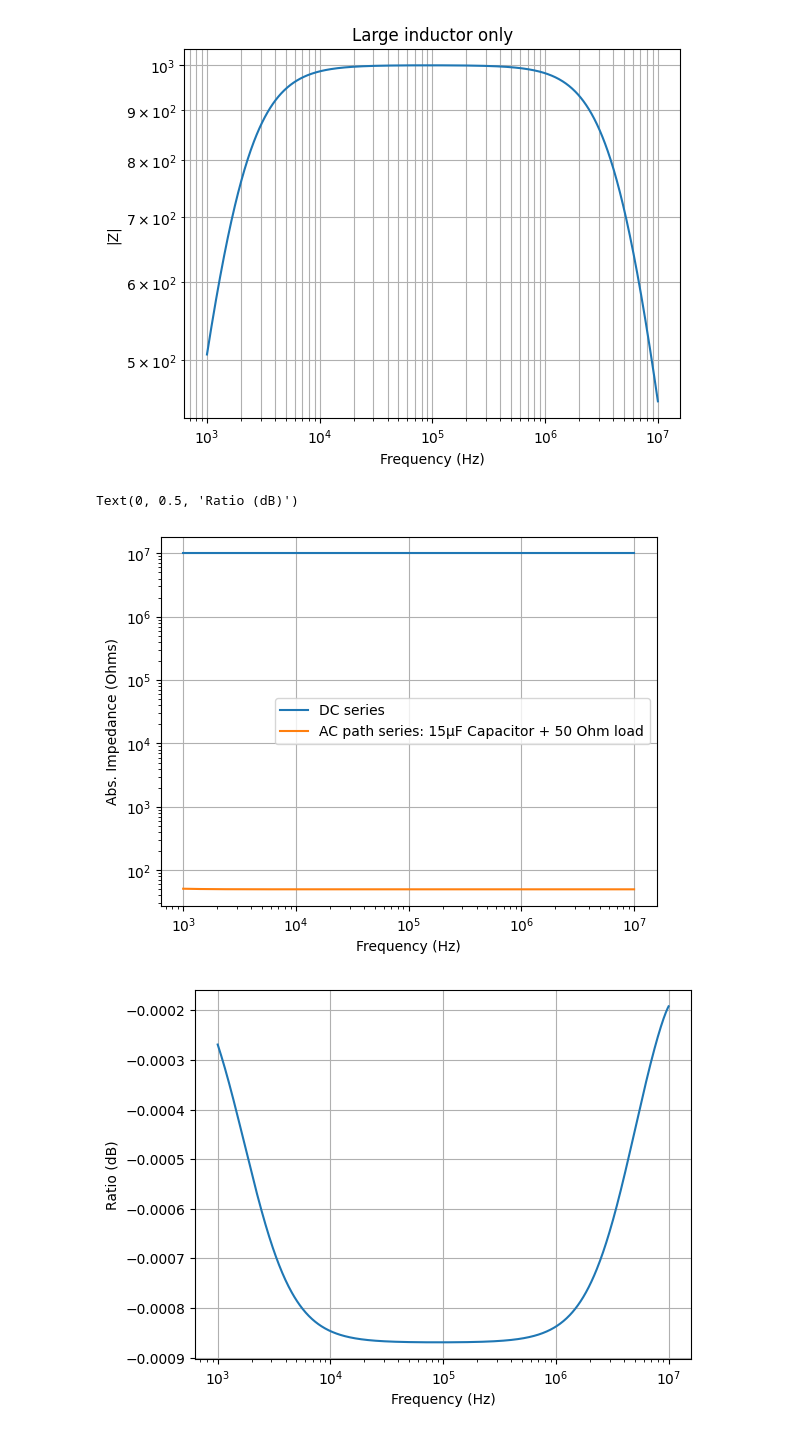
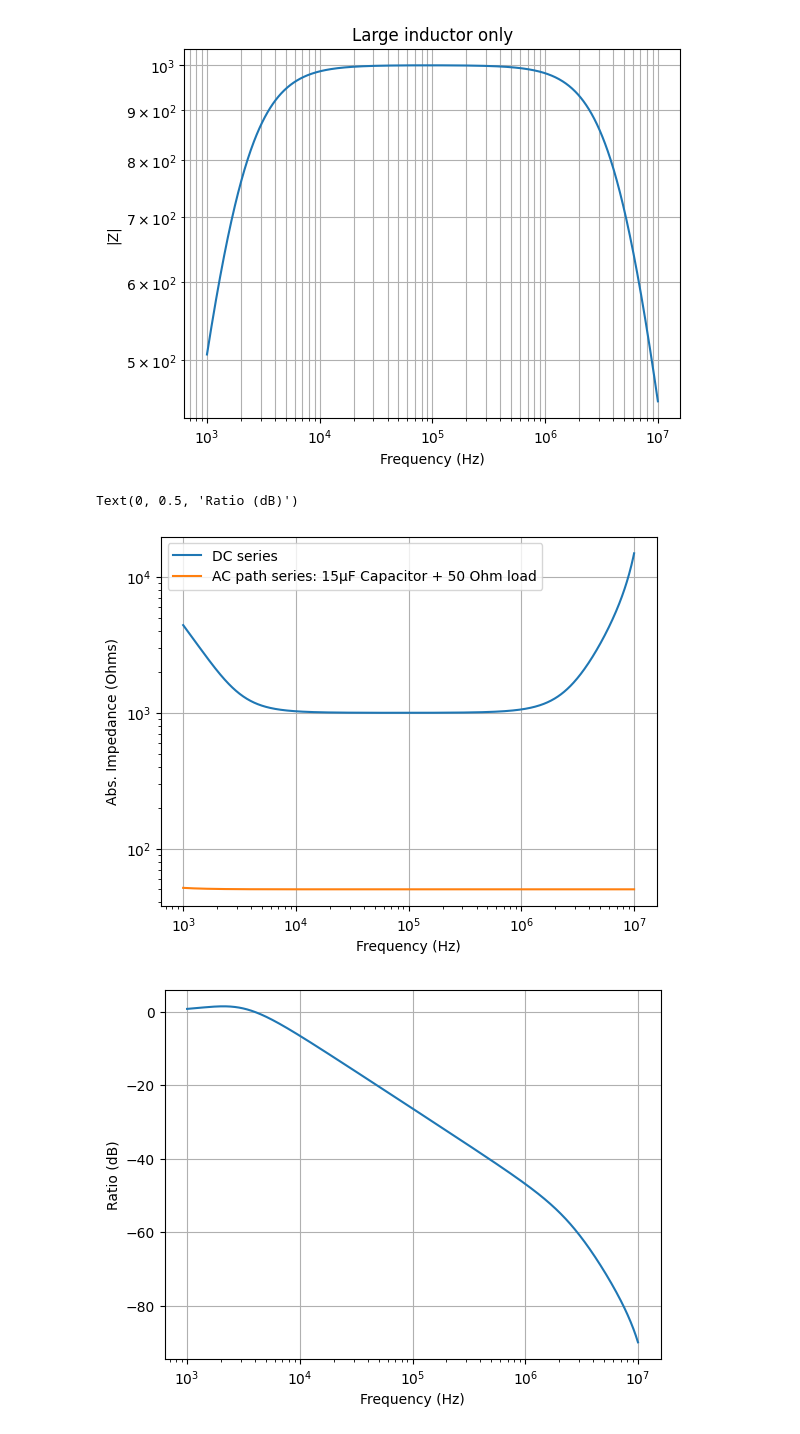
Before and after one commit to auphotonicLab/PICLab-narrow-linewidth, a Jupyter notebook: Bias_tee/bias_tee.ipynb, the cells around one changed output. Cells and saved outputs as stored; diff of their text form; code cells hidden in the pictures.

```diff
--- a/Bias_tee/bias_tee.ipynb
+++ b/Bias_tee/bias_tee.ipynb
@@ -176,7 +176,7 @@ R_damp_large = 1e3  # 1 kOhm parallel damping resistor
 
 
 ### Capacitor values
-capacitance_per_capacitor = 5e-6  # 5 µF
+capacitance_per_capacitor = 4.7e-6  # 5 µF
 no_capacitors_in_parallel = 3  # Number of capacitors in parallel
 capacitors_in_parallel = no_capacitors_in_parallel * capacitance_per_capacitor  # Total capacitance in parallel
 
@@ -319,32 +319,32 @@ Text(0.5, 1.0, 'Large inductor only')
 [figure]
 # %%
 
-Z_load =  impedance_DMM#add_impedance_parallel(impedance_feed, impedance_DMM)
+Z_load =  add_impedance_parallel(impedance_feed, impedance_DMM)
 
 Z_DC = impedance_inductor_large + impedance_inductor_small + Z_load #DC path: Large inductor + Feedthrough capacitor + Small inductor
 
 Z_AC = impedance_capacitor + 50 #Since we have the ESA with 50Ohm input impedance in series
 
 plt.loglog(frequency, np.abs(Z_DC), label=f'DC series') # : {cap_feed*1e9:.0f} nF Feedthrough Capacitor || DMM 10 MΩ')
 plt.loglog(frequency, np.abs(Z_AC), label='AC path series: 15µF Capacitor + 50 Ohm load')
 plt.legend()
 plt.grid()
 plt.ylabel('Abs. Impedance (Ohms)')
 plt.xlabel('Frequency (Hz)')
 # plt.yscale('symlog')
 
 plt.figure()
 H = Z_load/(Z_DC)
 H_dB = 20*np.log10(np.abs(H))
 plt.semilogx(frequency, H_dB)
 # plt.loglog(frequency, np.abs(H))
 plt.grid()
 plt.xlabel('Frequency (Hz)')
 plt.ylabel('Ratio (dB)')
 # %% [output]
 Text(0, 0.5, 'Ratio (dB)')
-[figure, old version]
+[figure, new version]
-[figure, old version]
+[figure, new version]
 # %%
 ratio = np.abs(Z_DC)/np.abs(Z_AC)
 
```
Also changed, not shown: parts of 3 cells of this notebook, 38 other files.
